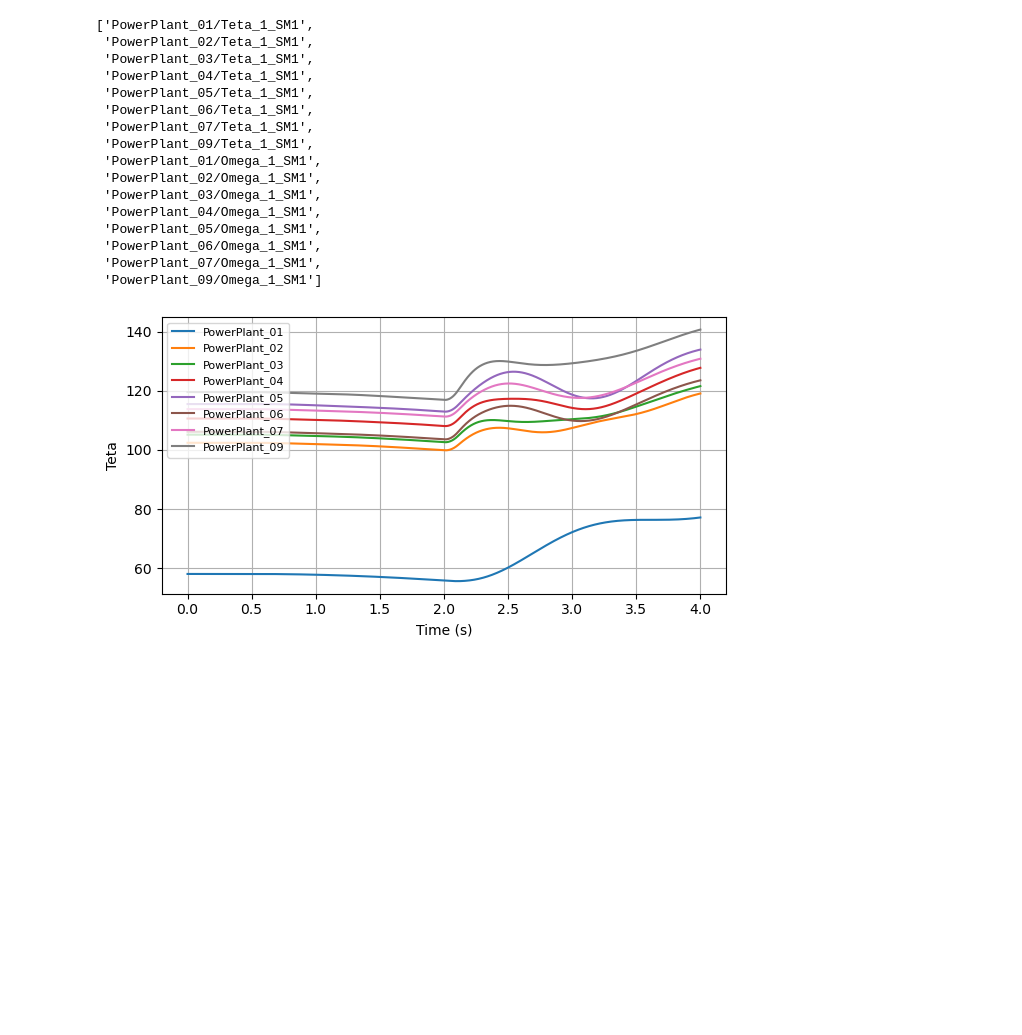
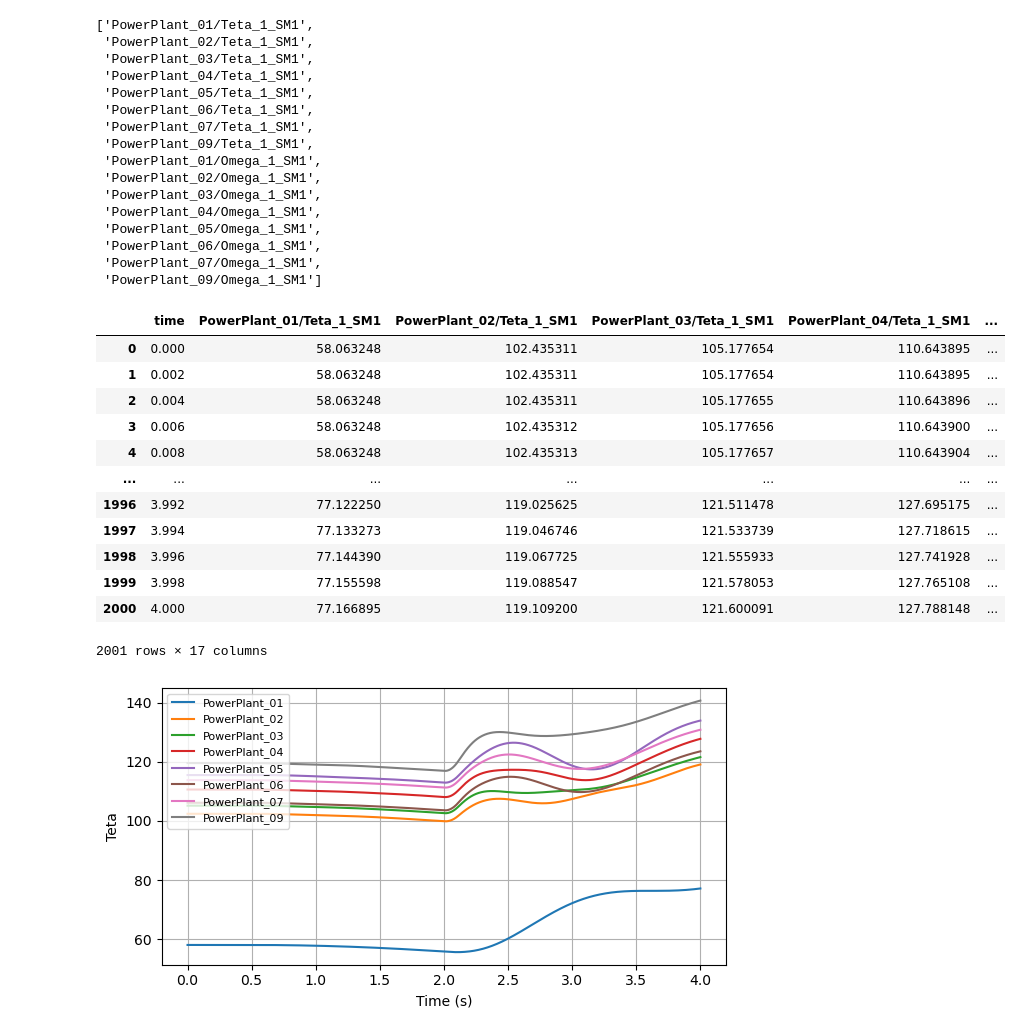
Before and after one commit to sarajcev/load_emtp_data, a Jupyter notebook: Process-EMTP-RV-Outputs.ipynb, the cells around one changed output. Drawn from its saved outputs; the diff is of its cells as text; code cells hidden in the pictures; blank space fills up the shorter version.

Commit message:
Update run.
Add export to pandas DataFrame
Lint

```diff
--- a/Process-EMTP-RV-Outputs.ipynb
+++ b/Process-EMTP-RV-Outputs.ipynb
@@ -54,7 +12,7 @@ m_file = 'IEEE39_Wind_v5m.m'
 mda_file = 'IEEE39_Wind_v5.mda'
 
 # List of variable names:
-prefix = 'PowerPlant_0'
+prefix = 'PowerPlant_'
 sufixes = [
     '/Teta_1_SM1',
     '/Omega_1_SM1',
@@ -63,9 +21,9 @@ sufixes = [
 white_list = []
 for sufix in sufixes:
     white_list.extend(
-        [prefix + f'{i+1}' + sufix
+        [prefix + f'{i+1:02d}' + sufix
          for i in range(9)
-         if i not in [7]]  # skip PowerPlant_08
+         if i not in [7]]  # there is no PowerPlant_08
     )
 white_list
 # %% [output]
@@ -89,5 +47,23 @@ white_list
 # Read the simulation .mda file.
 sim = Simulation(mda_file, m_file, white_list)
 sim.load_data()
+# %%
+# Export signals to DataFrame.
+data = sim.to_dataframe()
+data
+# %% [output]
+|  | time | PowerPlant_01/Teta_1_SM1 | PowerPlant_02/Teta_1_SM1 | PowerPlant_03/Teta_1_SM1 | PowerPlant_04/Teta_1_SM1 | ... |
+| 0 | 0.000 | 58.063248 | 102.435311 | 105.177654 | 110.643895 | ... |
+| 1 | 0.002 | 58.063248 | 102.435311 | 105.177654 | 110.643895 | ... |
+| 2 | 0.004 | 58.063248 | 102.435311 | 105.177655 | 110.643896 | ... |
+| 3 | 0.006 | 58.063248 | 102.435312 | 105.177656 | 110.643900 | ... |
+| 4 | 0.008 | 58.063248 | 102.435313 | 105.177657 | 110.643904 | ... |
+| ... | ... | ... | ... | ... | ... | ... |
+| 1996 | 3.992 | 77.122250 | 119.025625 | 121.511478 | 127.695175 | ... |
+| 1997 | 3.994 | 77.133273 | 119.046746 | 121.533739 | 127.718615 | ... |
+| 1998 | 3.996 | 77.144390 | 119.067725 | 121.555933 | 127.741928 | ... |
+| 1999 | 3.998 | 77.155598 | 119.088547 | 121.578053 | 127.765108 | ... |
+| 2000 | 4.000 | 77.166895 | 119.109200 | 121.600091 | 127.788148 | ... |
+2001 rows × 17 columns
 # %%
 # Plot machine "Theta" values.
```
Also changed, not shown: parts of 4 cells of this notebook, 3 other files.
